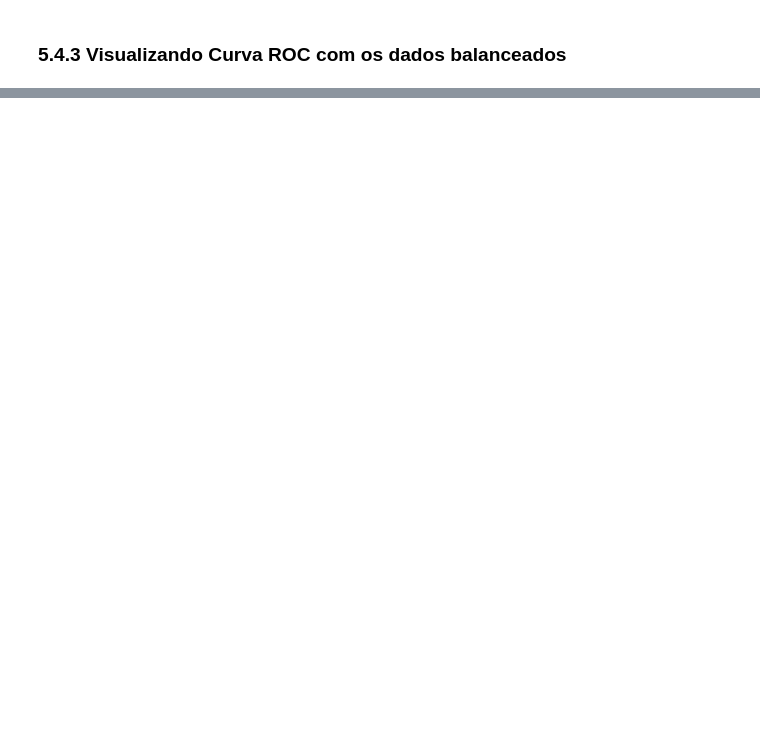
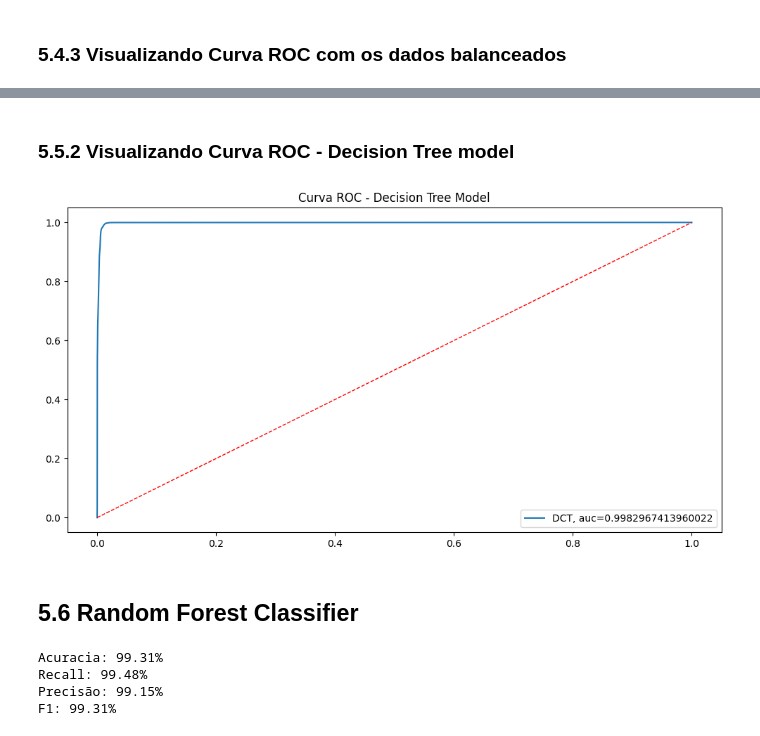
Before and after one commit to luizmoraess/Modelo-de-Deteccao-de-Fraude, a Jupyter notebook: Notebook/fraud_detection.ipynb, the cells around one changed output, grey strips where cells are left out. Saved outputs shown, nothing was run; the diff lists cells and outputs as text; code cells hidden in the pictures; blank space fills up the shorter version.

```diff
--- a/Notebook/fraud_detection.ipynb
+++ b/Notebook/fraud_detection.ipynb
@@ -265,0 +274,10 @@ plt.show()
+# %%
+dct = DecisionTreeClassifier(max_depth=10, random_state=SEED)
+
+modelo_dct = dct.fit(x_train, y_train)
+y_pred_dct = modelo_dct.predict(x_test)
+
+print(f"Acuracia: {accuracy_score(y_test, y_pred_dct):.2%}")
+print(f"Recall: {recall_score(y_test, y_pred_dct):.2%}")
+print(f"Precisão: {precision_score(y_test, y_pred_dct):.2%}")
+print(f"F1: {f1_score(y_test, y_pred_dct):.2%}")
@@ -265,0 +297,34 @@ plt.show()
+# %% [markdown]
+### 5.5.2 Visualizando Curva ROC - Decision Tree model
+# %%
+y_pred_proba = dct.predict_proba(x_test)[::, 1]
+fpr, tpr, _ = metrics.roc_curve(y_test, y_pred_proba)
+auc = metrics.roc_auc_score(y_test, y_pred_proba)
+
+plt.rcParams['figure.figsize'] =  (12,6)
+plt.plot(fpr, tpr, label='DCT, auc='+str(auc))
+plt.plot([0,1], [0,1], color='red', lw=1,linestyle='--')
+
+plt.legend(loc=4)
+plt.title("Curva ROC - Decision Tree Model")
+
+plt.show()
+# %% [output]
+[figure, added]
+# %% [markdown]
+## 5.6 Random Forest Classifier
+# %%
+rf = RandomForestClassifier(max_depth=10, random_state=SEED, n_estimators=50)
+
+modelo_rf = rf.fit(x_train, y_train)
+y_pred_rf = modelo_rf.predict(x_test)
+
+print(f"Acuracia: {accuracy_score(y_test, y_pred_rf):.2%}")
+print(f"Recall: {recall_score(y_test, y_pred_rf):.2%}")
+print(f"Precisão: {precision_score(y_test, y_pred_rf):.2%}")
+print(f"F1: {f1_score(y_test, y_pred_rf):.2%}")
+# %% [output]
+Acuracia: 99.31%
+Recall: 99.48%
+Precisão: 99.15%
+F1: 99.31%
```
Also changed, not shown: parts of 28 cells of this notebook, 1 other file.
